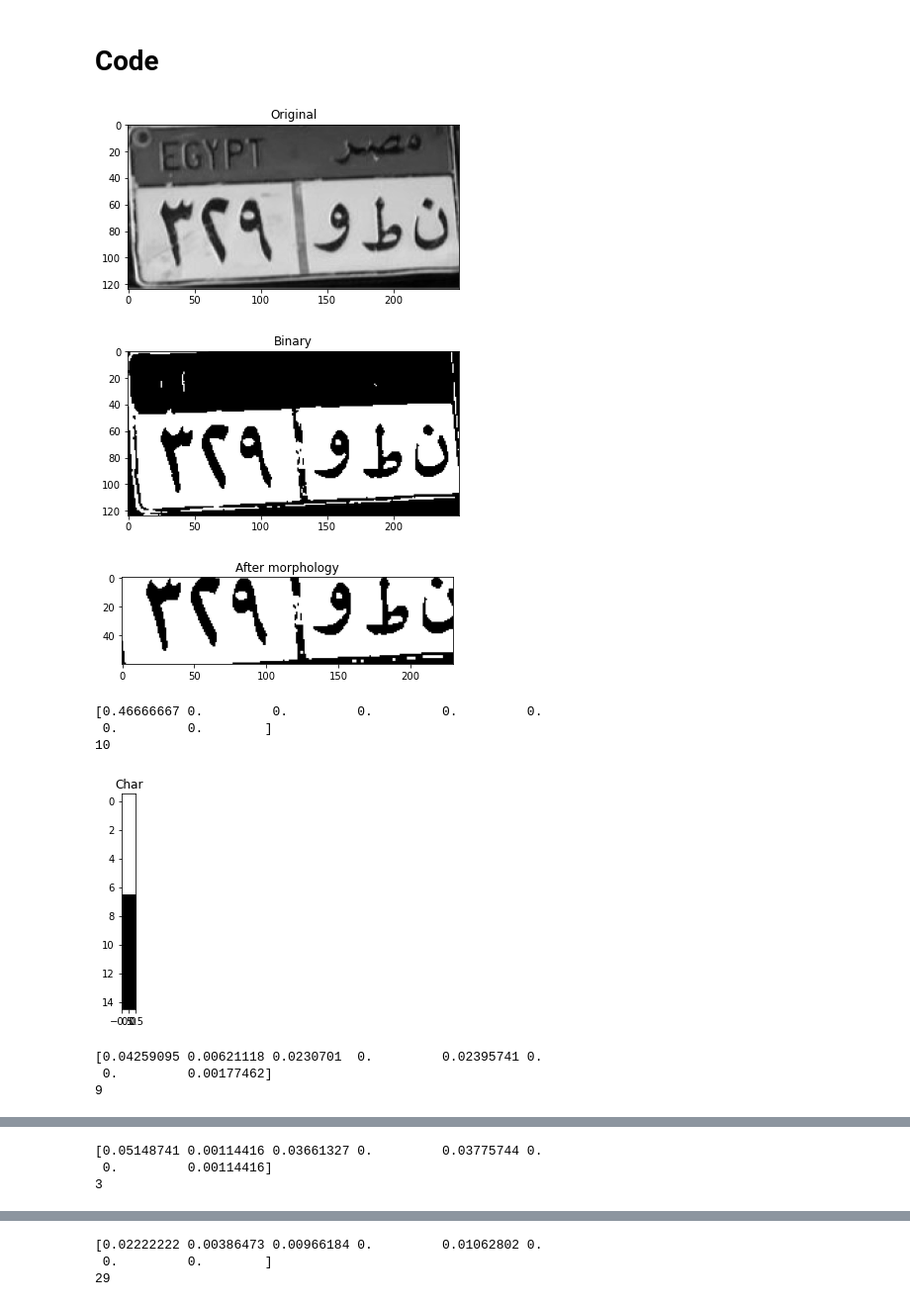
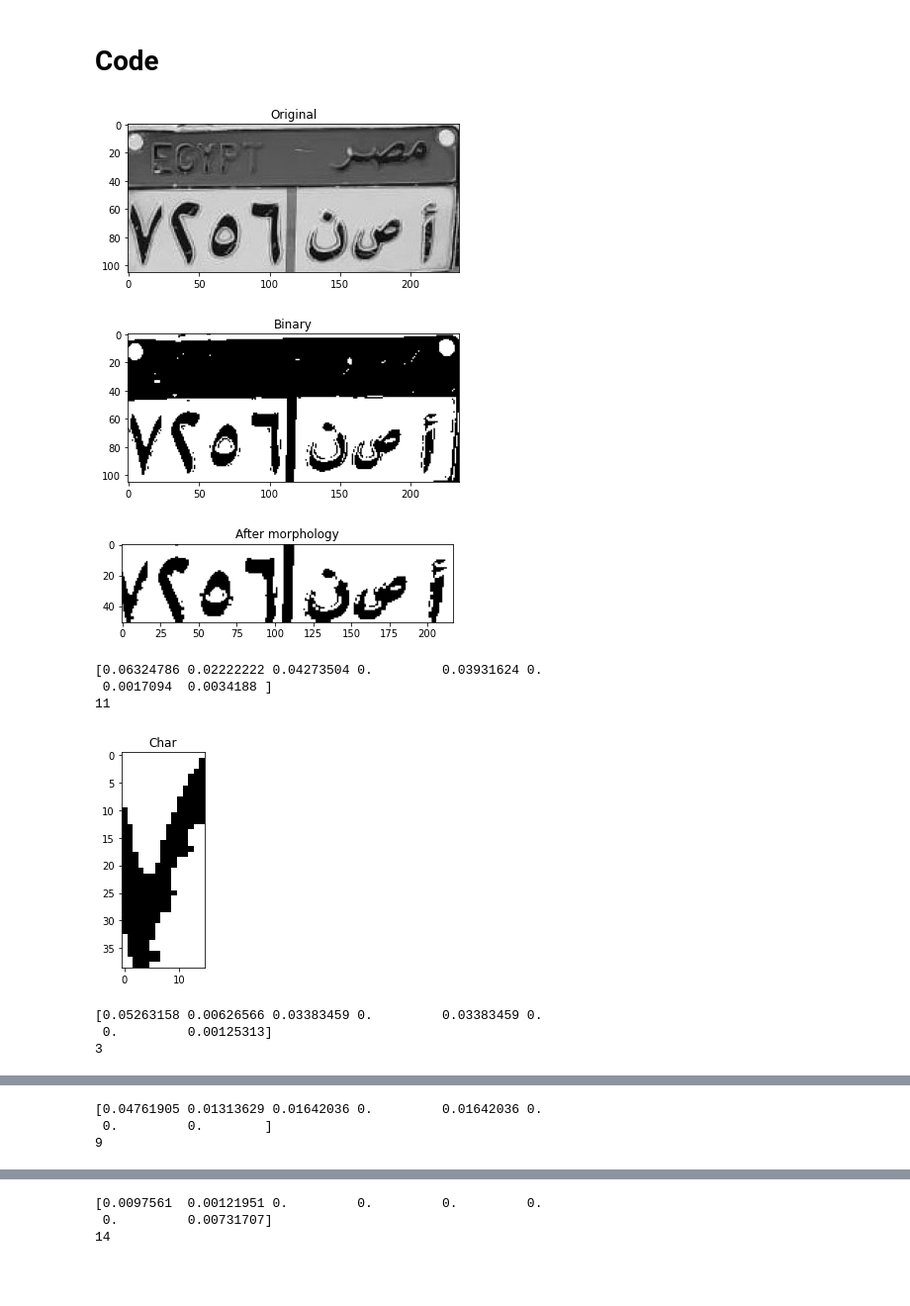
Before and after one commit to MoazHassan2022/License-Plate-Recognition, a Jupyter notebook: plate_detection/detection.ipynb, the cells around one changed output, grey strips where cells are left out. Shown at 99% size. Saved outputs shown, nothing was run; the diff lists cells and outputs as text; code cells hidden in the pictures; blank space fills up the shorter version.

```diff
--- a/plate_detection/detection.ipynb
+++ b/plate_detection/detection.ipynb
@@ -12,27 +12,27 @@ import cv2
 %load_ext autoreload
 %autoreload 2
 # %%
-image = (rgb2gray(io.imread("plates_dataset/img4.jpg")) * 255).astype("uint8")
+image = (rgb2gray(io.imread("plates_dataset/img5.jpg")) * 255).astype("uint8")
 show_images([image], ["Original"])
 image = cv2.threshold(image, 0, 255, cv2.THRESH_BINARY | cv2.THRESH_OTSU)[1]
 show_images([image], ["Binary"])
 x,y = image.shape
 #rightPart = image[int(x//2.2):x-int(x//15),int(y//1.7):y-int(y//20)]
 #leftPart = image[int(x//2.2):x-int(x//15),int(y//30):int(y//2)]
 image = image[int(x//2.2):x-int(x//15),int(y//30):y-int(y//20)]
 #show_images([leftPart, rightPart], ["Binary left part", "Binary right part"])
 structuringEl = np.ones((2, 2))
 image = binary_opening(image, structuringEl)
 show_images([image], ["After morphology"])
 print(getChars(image))
 # %% [output]
-[figure, old version]
+[figure, new version]
-[figure, old version]
+[figure, new version]
-[figure, old version]
+[figure, new version]
-[0.46666667 0.         0.         0.         0.         0.
- 0.         0.        ]
-10
+[0.06324786 0.02222222 0.04273504 0.         0.03931624 0.
+ 0.0017094  0.0034188 ]
+11
-[figure, old version]
+[figure, new version]
-[0.04259095 0.00621118 0.0230701  0.         0.02395741 0.
- 0.         0.00177462]
-9
+[0.05263158 0.00626566 0.03383459 0.         0.03383459 0.
+ 0.         0.00125313]
+3
@@ -40,3 +40,3 @@ print(getChars(image))
-[0.05148741 0.00114416 0.03661327 0.         0.03775744 0.
- 0.         0.00114416]
-3
+[0.04761905 0.01313629 0.01642036 0.         0.01642036 0.
+ 0.         0.        ]
+9
@@ -44,3 +44,3 @@ print(getChars(image))
-[0.02222222 0.00386473 0.00966184 0.         0.01062802 0.
- 0.         0.        ]
-29
+[0.0097561  0.00121951 0.         0.         0.         0.
+ 0.         0.00731707]
+14
```
Also changed, not shown: parts of 2 cells of this notebook, 3 other files.
